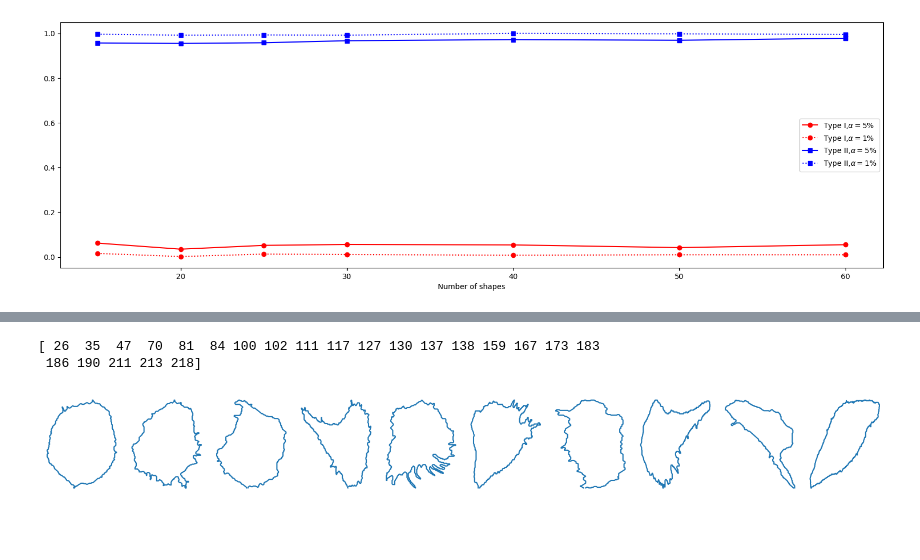
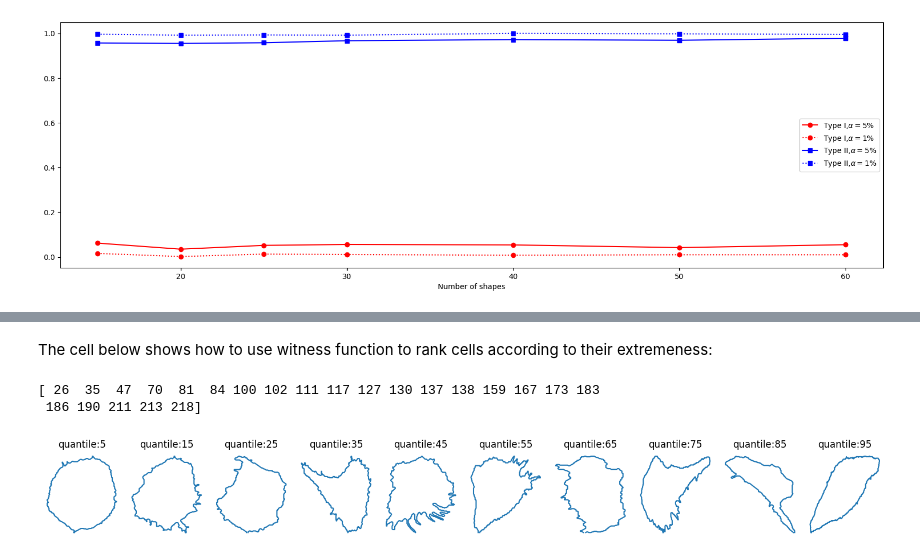
Before and after one commit to WenjunZHAOwO/StratifiedShapes, a Jupyter notebook: Scripts/Cell_Contour2.ipynb, the cells around one changed output, grey strips where cells are left out. Drawn from its saved outputs; the diff is of its cells as text; code cells hidden in the pictures; blank space fills up the shorter version.

```diff
--- a/Scripts/Cell_Contour2.ipynb
+++ b/Scripts/Cell_Contour2.ipynb
@@ -17,4 +23,5 @@ data = np.loadtxt('../../shape_dynamics/Data/CellShape/breastcancer/cells.txt')
 # %%
+data = np.loadtxt('../../shape_dynamics/Data/CellShape/breastcancer/cells.txt')
 def read_file_and_split_into_arrays(file_path):
     # Read the file content
     with open(file_path, 'r') as file:
@@ -32,6 +39,9 @@ def read_file_and_split_into_arrays(file_path):
 file_path = '../../shape_dynamics/Data/CellShape/breastcancer/cells.txt'  # Replace with your file path
 arrays = read_file_and_split_into_arrays(file_path)
 
+for i in range(len(arrays)):
+    arrays[i] = np.array(arrays[i])
+
 plt.rcParams["figure.figsize"] = (20,6)
 N_cells = 14
 # To see a sample output
@@ -40,6 +50,7 @@ for i, array in enumerate(arrays[:N_cells], 1):
     plt.subplot(2,N_cells//2,i)
     array = np.array( array )
     plt.scatter(array[:,0], array[:,1])
+    plt.axis('off')
 plt.tight_layout()
 plt.show()
 # %% [output]
@@ -188,21 +197,3 @@ def compute_type_12(K_type, n_exp=500, method='MMD'):
     plt.legend()
     plt.show()
     return type_one_5, type_one_1, type_two_5, type_two_1
-# %%
-K_type = 'W_improved'
-if K_type == 'GW':
-    K = np.load('../Results/K_all_breastcancercell.npy')
-    K = np.sqrt(K)
-elif K_type == 'W_stratified':
-    K = np.load('../Results/K_Wasserstein_stratified_cell2')
-        # K = K ** 2
-elif K_type == 'W_mine':
-    K = np.load('../Results/K_Wasserstein_mine_cell2')
-        # K = K ** 2
-elif K_type == 'W_improved':
-    K = np.load('../Results/K_Wasserstein_improved_cell2')
-
-K_t = K[np.ix_(idx_all[0]+idx_all[2], idx_all[0]+idx_all[2])]
-
-res = mmd2_permutation(np.exp(-K_t/np.median(K_t)), len(idx_all[0]))
-res.p_value
@@ -307,6 +290,0 @@ np.save('type_two_1_cell2_energy.npy',type_two_1)
-# %%
-for i in range(len(K_types)):
-    plt.plot([15,20,25,30,40,50,60],type_two_5[i],':o',label=K_types[i])
-plt.ylim([0,0.2])
-plt.legend()
-plt.xlabel('Number of shapes')
@@ -316,6 +290,0 @@ Text(0.5, 0, 'Number of shapes')
-# %%
-for i in range(len(K_types)):
-    plt.plot([15,20,25,30,40,50,60],type_two_5[i],':o',label=K_types[i])
-plt.ylim([0,0.2])
-plt.legend()
-plt.xlabel('Number of shapes')
@@ -325,31 +291,33 @@ Text(0.5, 0, 'Number of shapes')
+# %% [markdown]
+The cell below shows how to use witness function to rank cells according to their extremeness:
 # %%
 plt.figure(figsize=(15, 2))
 K = np.load('../Results/K_Wasserstein_stratified_cell2')
 # K = np.load('K_Wasserstein_mine_cell2')
 K = np.exp(-K/np.median(K))
 K_XX = K[np.ix_(idx_all[0], idx_all[0])]
 K_XY = K[np.ix_(idx_all[0], idx_all[1])]
 K_YY = K[np.ix_(idx_all[1], idx_all[1])]
 
 witness_values = [0]*len(idx_all[0])
 for i in range(len(idx_all[0])):
 
     witness_values[i] = compute_witness_function(i, K_XX, K_XY)
 
 idx_max = np.where( np.array(witness_values) > np.quantile(witness_values,0.9) )[0]
 print(idx_max)
 idx_max = [idx_all[0][i] for i in idx_max]
 for i in range(10):
     plt.subplot(1,10,i+1)
     idx_max = np.where( (np.array(witness_values) > np.quantile(witness_values,0.1*i+0.04)) & (np.array(witness_values) < np.quantile(witness_values,0.1*i+0.06)) )[0][0]
     idx_max = idx_all[0][idx_max]
     plt.plot(arrays[idx_max][:,0], arrays[idx_max][:,1])
     plt.axis('off')
-    # plt.title(str(10*i+5))
+    plt.title('quantile:'+str(10*i+5))
 plt.tight_layout()
 # plt.savefig('Figures/cells_ranked.png')
 plt.show()
 # %% [output]
 [ 26  35  47  70  81  84 100 102 111 117 127 130 137 138 159 167 173 183
  186 190 211 213 218]
-[figure, old version]
+[figure, new version]
```
Also changed, not shown: parts of 21 cells of this notebook, 2 other files.
